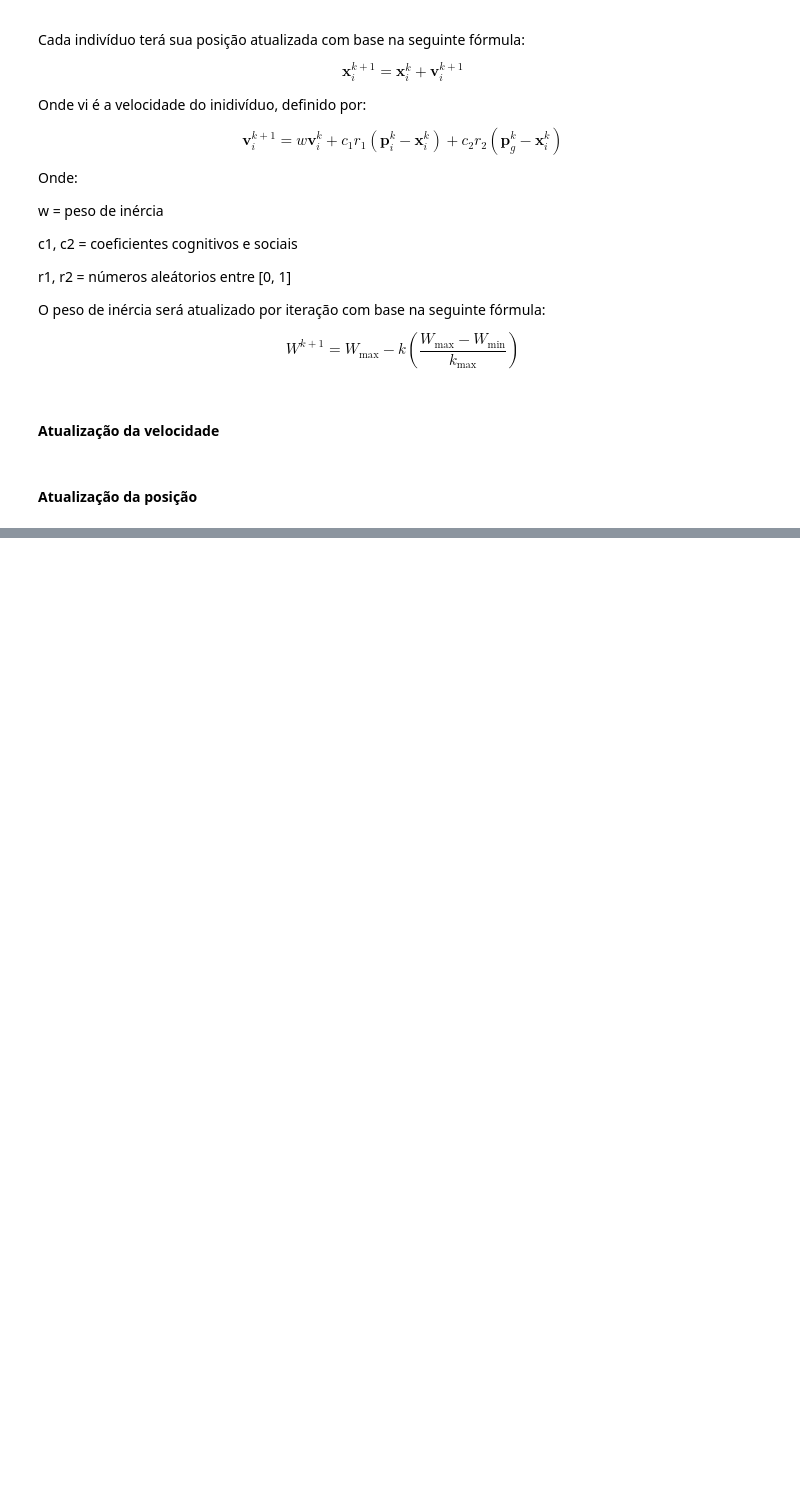
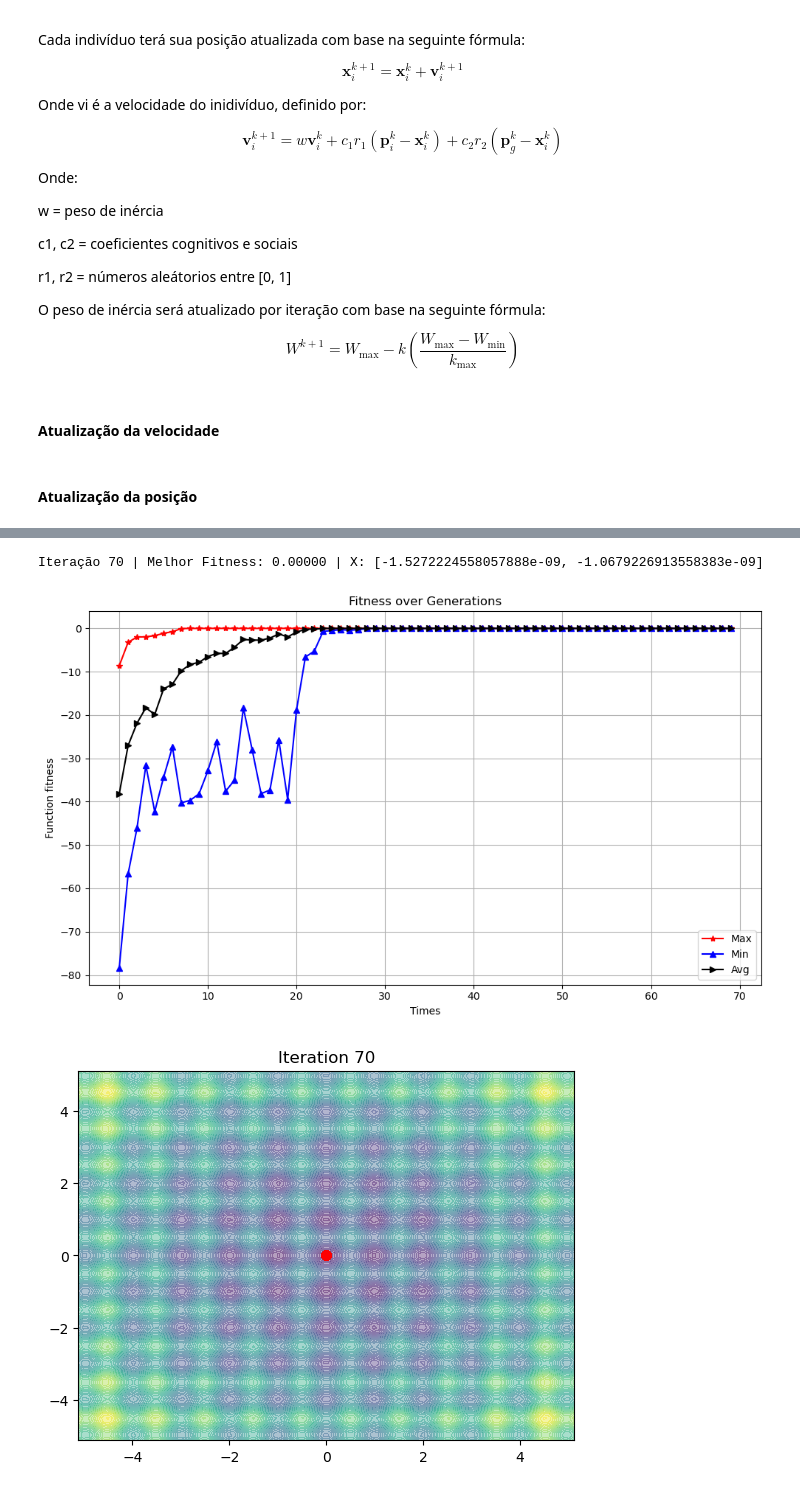
Before and after one commit to Francis1408/Particle_Swarm_Optimization-PSO-, a Jupyter notebook: Rastrigin_Function.ipynb, the cells around one changed output, grey strips where cells are left out. Cells and saved outputs as stored; diff of their text form; code cells hidden in the pictures; blank space fills up the shorter version.

```diff
--- a/Rastrigin_Function.ipynb
+++ b/Rastrigin_Function.ipynb
@@ -218,0 +503,16 @@ def update_individual_position(individual_speed, individual_pos):
+# %%
+# Célula para a realização de testes
+C_1 = 0.5
+C_2 = 2.5
+
+coordinates, y, history, best, worst, avg = PSO()
+
+# Plota gráfico
+plotGraph(best, worst, avg)
+
+# Cria animação
+animate_particles(history, "test3.mp4")
+# %% [output]
+Iteração 70 | Melhor Fitness: 0.00000 | X: [-1.5272224558057888e-09, -1.0679226913558383e-09]
+[figure, added]
+[figure, added]
```
Also changed, not shown: parts of 23 cells of this notebook, 6 other files.
